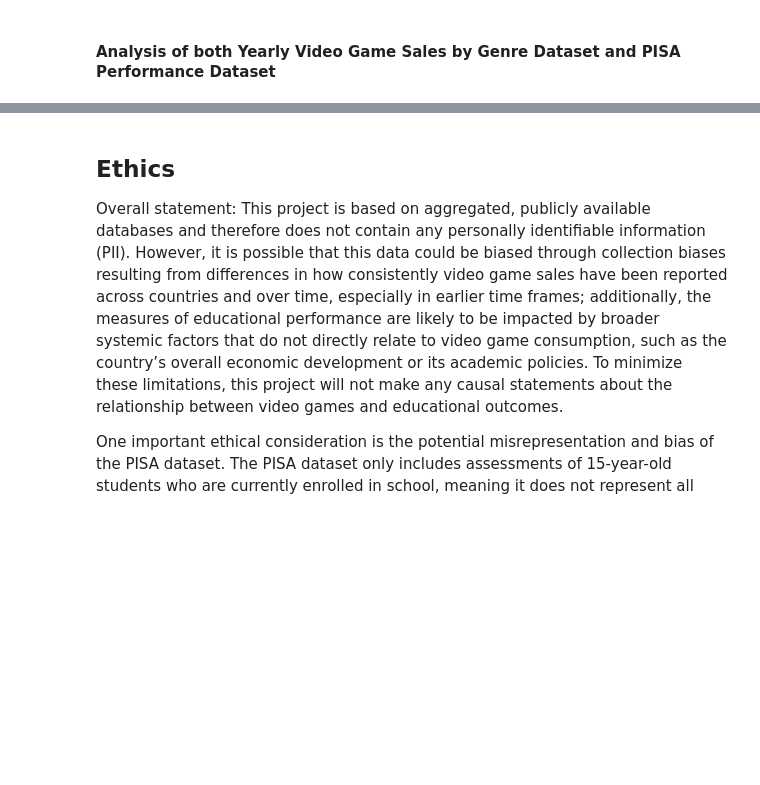
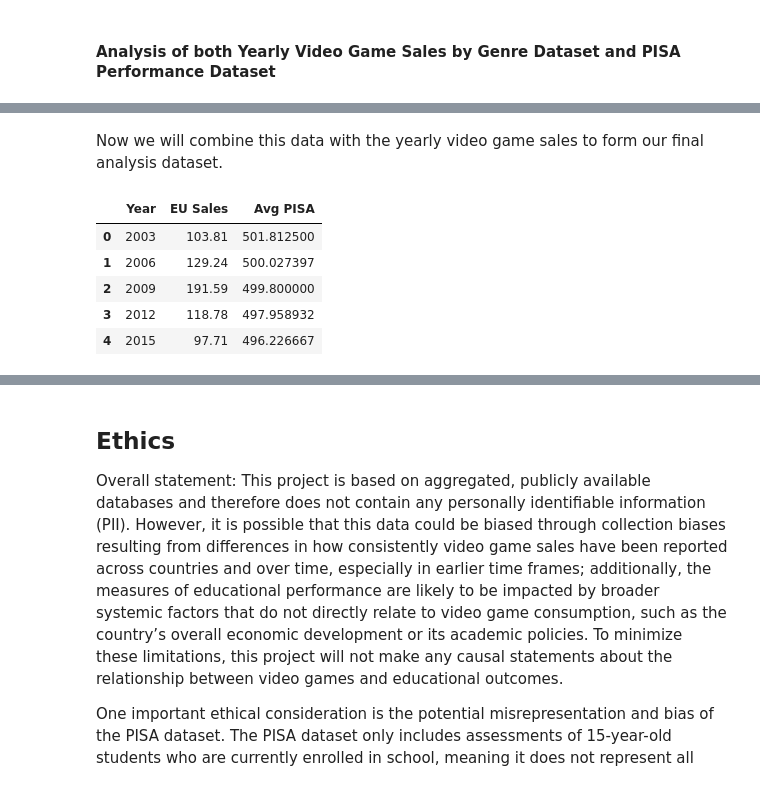
Before and after one commit to COGS108/Group037_WI26, a Jupyter notebook: 02-EDACheckpoint.ipynb, the cells around one changed output, grey strips where cells are left out. Saved outputs shown, nothing was run; the diff lists cells and outputs as text; code cells hidden in the pictures; blank space fills up the shorter version.

Commit message:
both dataset analysis + project timeline added

```diff
--- a/02-EDACheckpoint.ipynb
+++ b/02-EDACheckpoint.ipynb
@@ -633,0 +655,17 @@ Identifying these outliers can help you to see when a country has had a year of
+# %% [markdown]
+Now we will combine this data with the yearly video game sales to form our final analysis dataset.
+# %%
+combined = yearly_sales.merge(
+    pisa_yearly,
+    on="Year",
+    how="inner"
+)
+
+combined.head()
+# %% [output]
+|  | Year | EU Sales | Avg PISA |
+| 0 | 2003 | 103.81 | 501.812500 |
+| 1 | 2006 | 129.24 | 500.027397 |
+| 2 | 2009 | 191.59 | 499.800000 |
+| 3 | 2012 | 118.78 | 497.958932 |
+| 4 | 2015 | 97.71 | 496.226667 |
```
Also changed, not shown: parts of 16 cells of this notebook.
